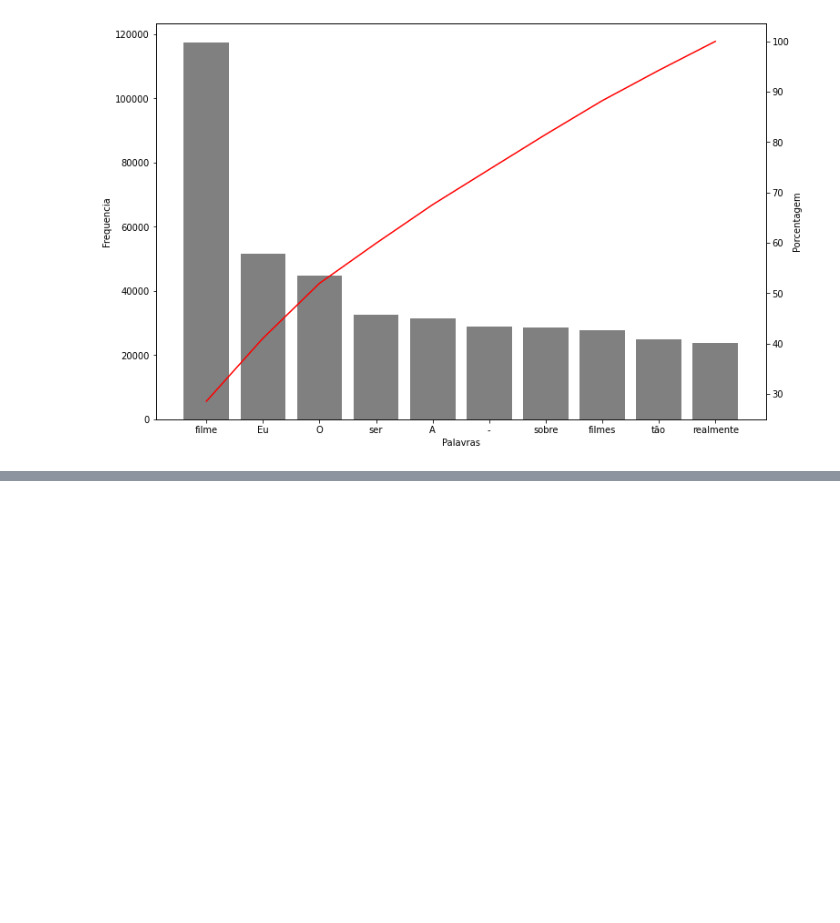
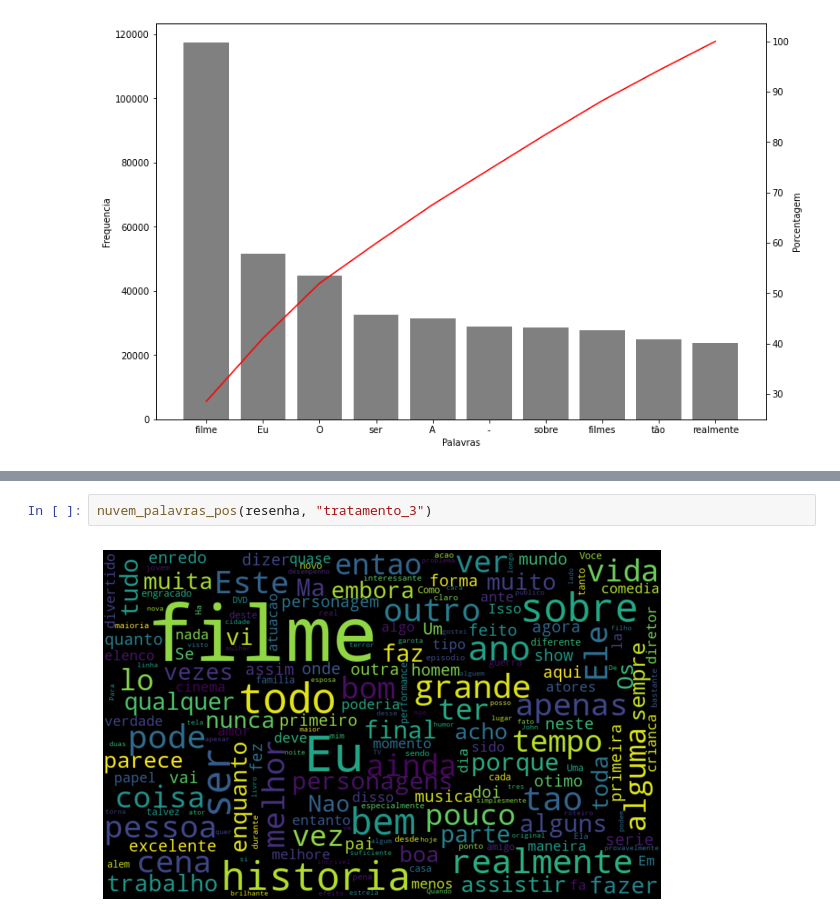
Before and after one commit to jsilverio13/alura, a Jupyter notebook: DataScience/machine-learning/nlp-intro-analise-sentimento/nlp_intro_analise_sentimento.ipynb, the cells around one changed output, grey strips where cells are left out. Drawn from its saved outputs; the diff is of its cells as text; blank space fills up the shorter version.

```diff
--- a/DataScience/machine-learning/nlp-intro-analise-sentimento/nlp_intro_analise_sentimento.ipynb
+++ b/DataScience/machine-learning/nlp-intro-analise-sentimento/nlp_intro_analise_sentimento.ipynb
@@ -290,0 +422,4 @@ pareto(resenha,"tratamento_1", 10)
+# %%
+nuvem_palavras_pos(resenha, "tratamento_3")
+# %% [output]
+[figure, added]
```
Also changed, not shown: parts of 54 cells of this notebook, 1 other file.
